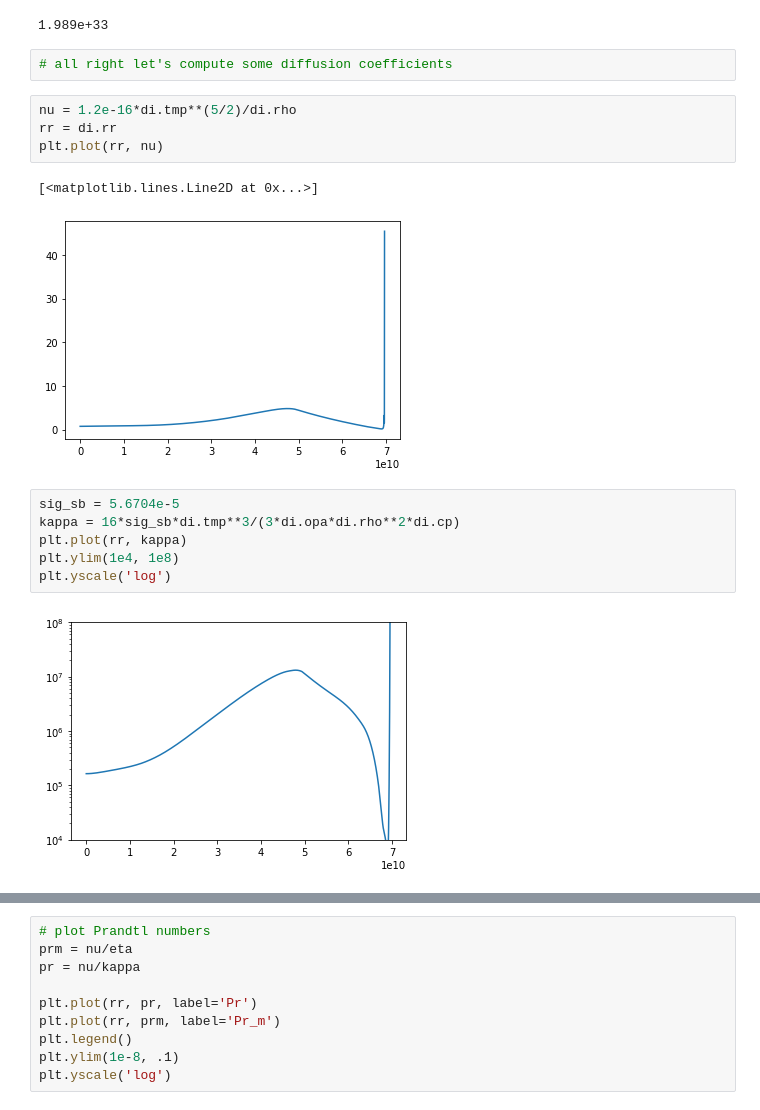
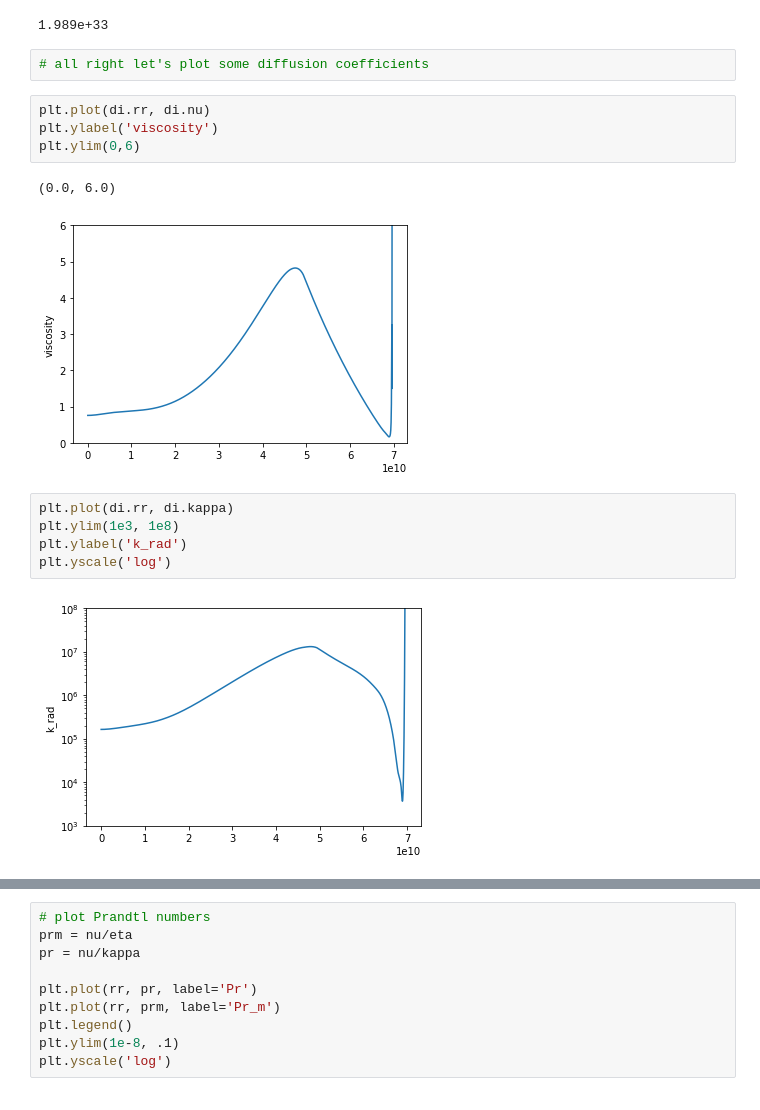
Before and after one commit to illorenzo7/Research_Notes, a Jupyter notebook: Model_S/Diffusions.ipynb, the cells around one changed output, grey strips where cells are left out. Cells and saved outputs as stored; diff of their text form.

Commit message:
updating plotting of diffusions

```diff
--- a/Model_S/Diffusions.ipynb
+++ b/Model_S/Diffusions.ipynb
@@ -14,20 +14,19 @@ di.msun
 # %% [output]
 1.989e+33
 # %%
-# all right let's compute some diffusion coefficients
+# all right let's plot some diffusion coefficients
 # %%
-nu = 1.2e-16*di.tmp**(5/2)/di.rho
-rr = di.rr
-plt.plot(rr, nu)
+plt.plot(di.rr, di.nu)
+plt.ylabel('viscosity')
+plt.ylim(0,6)
 # %% [output]
-[<matplotlib.lines.Line2D at 0x...>]
+(0.0, 6.0)
-[figure, old version]
+[figure, new version]
 # %%
-sig_sb = 5.6704e-5
-kappa = 16*sig_sb*di.tmp**3/(3*di.opa*di.rho**2*di.cp)
-plt.plot(rr, kappa)
-plt.ylim(1e4, 1e8)
+plt.plot(di.rr, di.kappa)
+plt.ylim(1e3, 1e8)
+plt.ylabel('k_rad')
 plt.yscale('log')
 # %% [output]
-[figure, old version]
+[figure, new version]
 # %%
```
Also changed, not shown: parts of 1 cell of this notebook.
